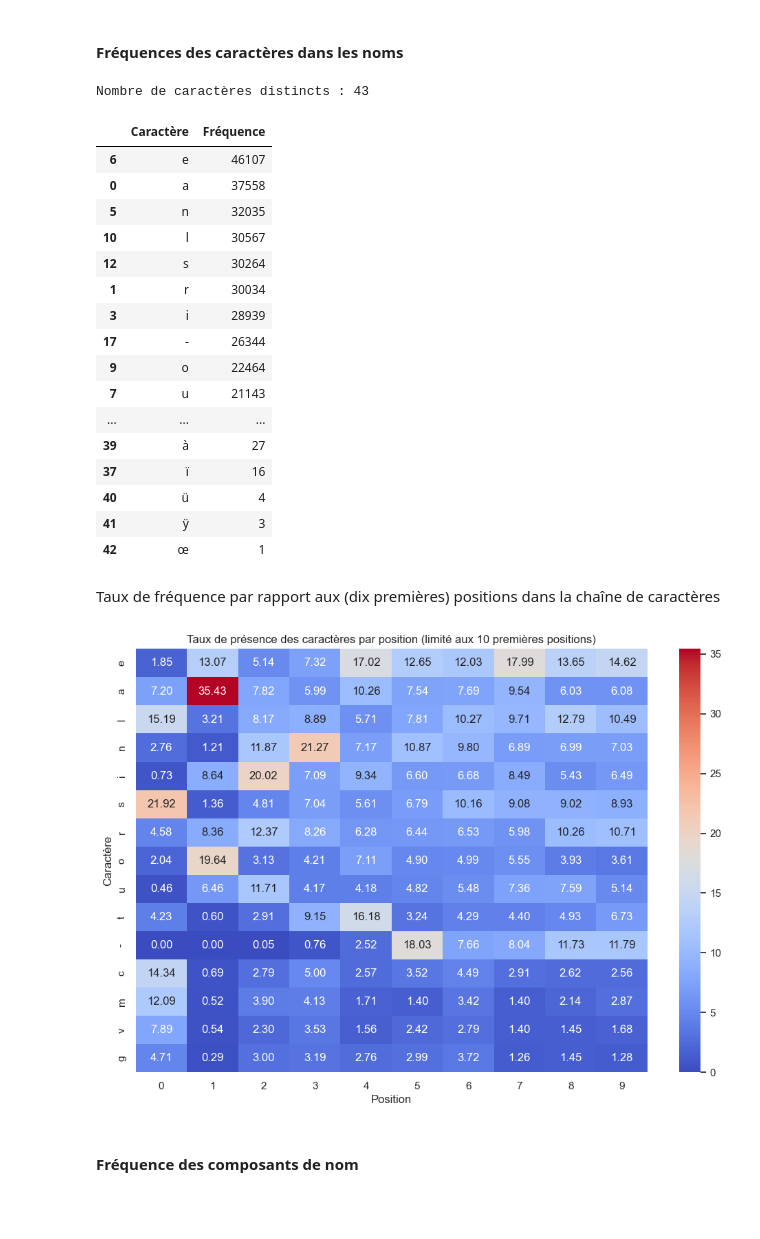
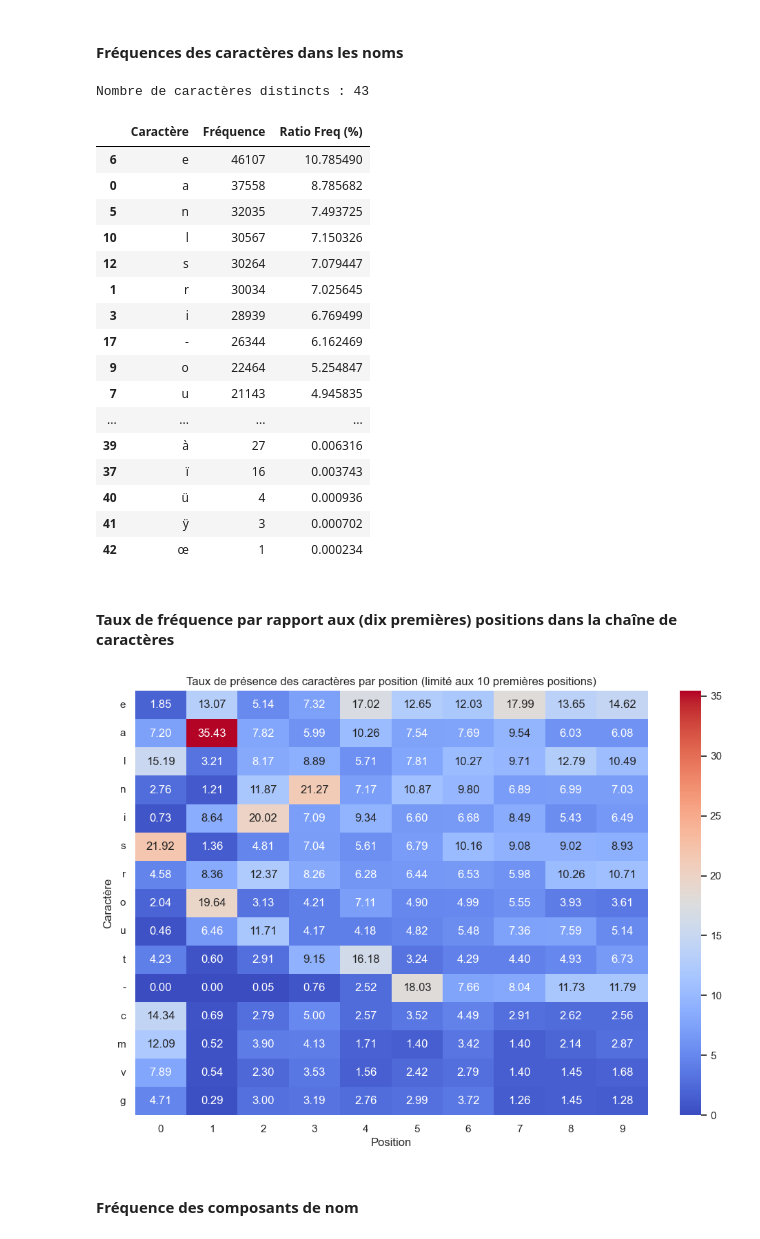
Before and after one commit to nicolasguillard/workshop_cs_202503, a Jupyter notebook: workshop_part_1__solutions.ipynb, the cells around one changed output. Cells and saved outputs as stored; diff of their text form; code cells hidden in the pictures; blank space fills up the shorter version.

```diff
--- a/workshop_part_1__solutions.ipynb
+++ b/workshop_part_1__solutions.ipynb
@@ -192,61 +203,63 @@ char_counts = Counter(all_chars)
 char_freq_df = pd.DataFrame(
     char_counts.items(), columns=['Caractère', 'Fréquence']
     ).sort_values(by='Fréquence', ascending=False)
+char_freq_df["Ratio Freq (%)"] = char_freq_df["Fréquence"] / char_freq_df["Fréquence"].sum() * 100
 
 print("Nombre de caractères distincts :", len(char_freq_df))
 display(char_freq_df)
 # %% [output]
 Nombre de caractères distincts : 43
-|  | Caractère | Fréquence |
-| 6 | e | 46107 |
-| 0 | a | 37558 |
-| 5 | n | 32035 |
-| 10 | l | 30567 |
-| 12 | s | 30264 |
-| 1 | r | 30034 |
-| 3 | i | 28939 |
-| 17 | - | 26344 |
-| 9 | o | 22464 |
-| 7 | u | 21143 |
-| ... | ... | ... |
-| 39 | à | 27 |
-| 37 | ï | 16 |
-| 40 | ü | 4 |
-| 41 | ÿ | 3 |
-| 42 | œ | 1 |
+|  | Caractère | Fréquence | Ratio Freq (%) |
+| 6 | e | 46107 | 10.785490 |
+| 0 | a | 37558 | 8.785682 |
+| 5 | n | 32035 | 7.493725 |
+| 10 | l | 30567 | 7.150326 |
+| 12 | s | 30264 | 7.079447 |
+| 1 | r | 30034 | 7.025645 |
+| 3 | i | 28939 | 6.769499 |
+| 17 | - | 26344 | 6.162469 |
+| 9 | o | 22464 | 5.254847 |
+| 7 | u | 21143 | 4.945835 |
+| ... | ... | ... | ... |
+| 39 | à | 27 | 0.006316 |
+| 37 | ï | 16 | 0.003743 |
+| 40 | ü | 4 | 0.000936 |
+| 41 | ÿ | 3 | 0.000702 |
+| 42 | œ | 1 | 0.000234 |
 # %% [markdown]
-Taux de fréquence par rapport aux (dix premières) positions dans la chaîne de caractères
+#### Taux de fréquence par rapport aux (dix premières) positions dans la chaîne de caractères
 # %%
 # Limiter la longueur des noms à 10 caractères
 df['nom_limited'] = df['nom'].str[:10]
 
 # Initialiser un dictionnaire pour stocker les fréquences des caractères par position
 position_char_freq = {i: Counter() for i in range(10)}
 
 # Remplir le dictionnaire avec les fréquences des caractères par position
 for name in df['nom_limited']:
     for i, char in enumerate(name):
         position_char_freq[i][char] += 1
 
 # Convertir le dictionnaire en dataframe pour une meilleure lisibilité
 position_char_freq_df = pd.DataFrame(position_char_freq).fillna(0).astype(int)
 
 # Limiter aux 15 premiers caractères les plus fréquents
 top_chars = position_char_freq_df.sum(axis=1).sort_values(ascending=False).head(15).index
 position_char_freq_df = position_char_freq_df.loc[top_chars]
 
 # Calculer le taux de présence par position
 position_char_rate_df = position_char_freq_df.div(position_char_freq_df.sum(axis=0), axis=1) * 100
 
 # Visualiser les taux de présence avec une carte de chaleur
 plt.figure(figsize=(12, 8))
 sns.heatmap(position_char_rate_df, annot=True, fmt=".2f", cmap="coolwarm", cbar=True)
 plt.xlabel('Position')
 plt.ylabel('Caractère')
 plt.title('Taux de présence des caractères par position (limité aux 10 premières positions)')
+plt.yticks(rotation=0)
 plt.show()
 # %% [output]
-[figure, old version]
+[figure, new version]
 # %% [markdown]
 #### Fréquence des composants de nom
 # %%
```
Also changed, not shown: parts of 32 cells of this notebook, 1 other file.
